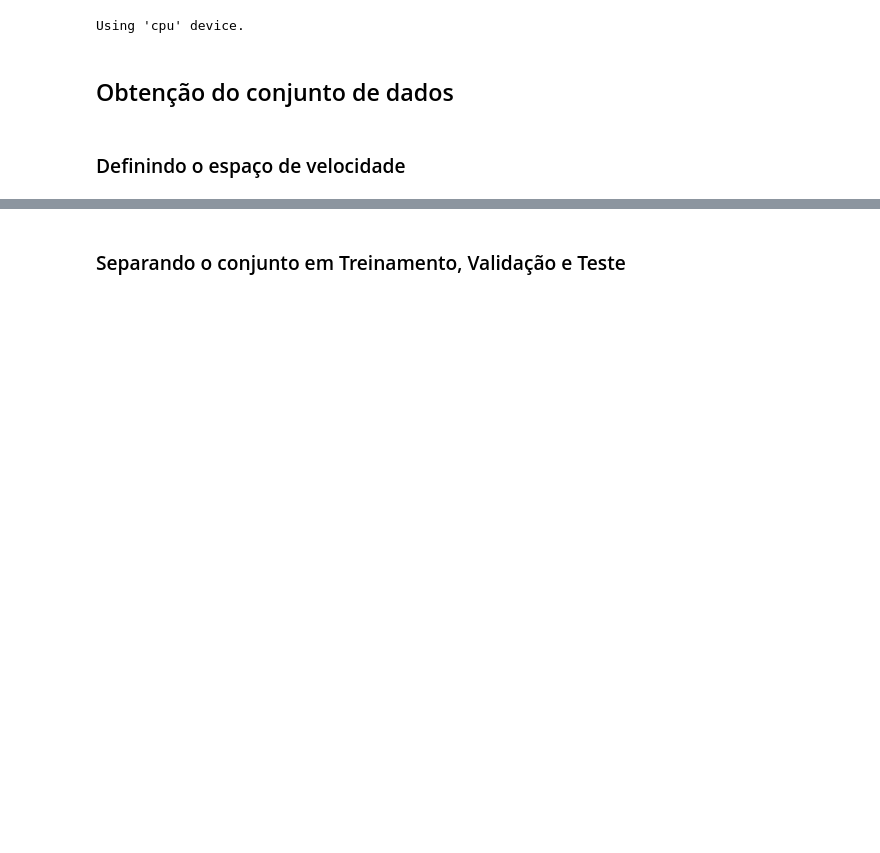
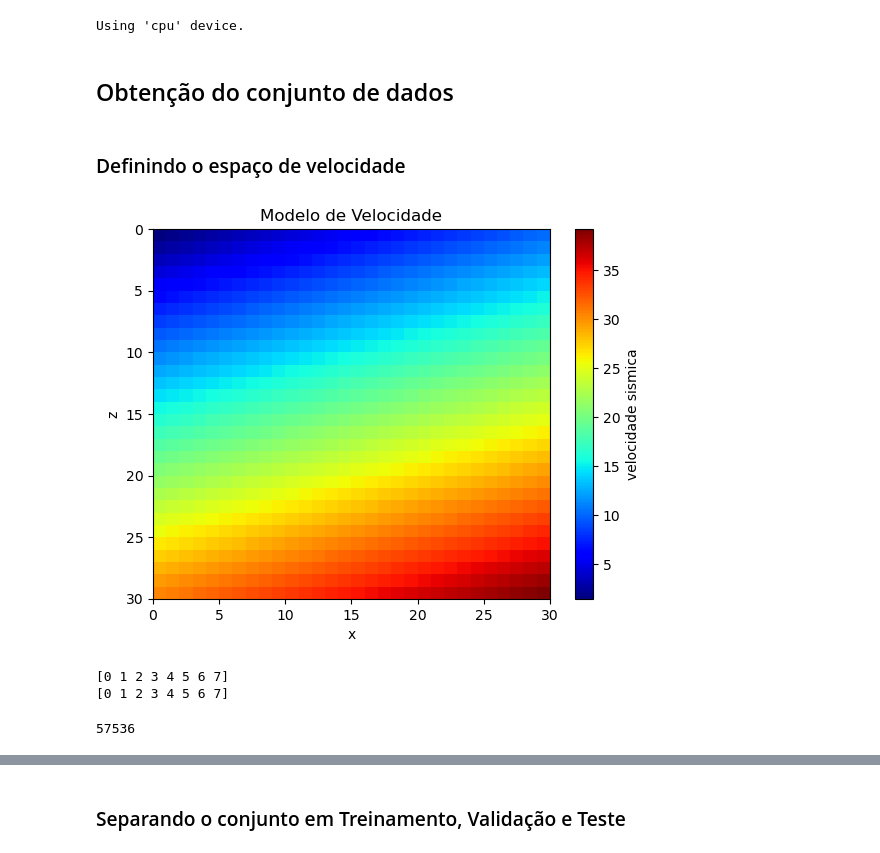
Before and after one commit to viniciuspaiva1/TCC-Eikonal, a Jupyter notebook: first_steps.ipynb, the cells around one changed output, grey strips where cells are left out. Cells and saved outputs as stored; diff of their text form; code cells hidden in the pictures; blank space fills up the shorter version.

```diff
--- a/first_steps.ipynb
+++ b/first_steps.ipynb
@@ -78,9 +75,27 @@ v_depth = v_depth.reshape(SHAPE) # necessário adicionar a terceira dimensão pa
 # v_depth = np.tile(v_line_z[:, np.newaxis], (1, len(xover))) + v_line_x
 
 # v_depth = v_depth.reshape(SHAPE) # necessário adicionar a terceira dimensão para o modelo do Solver
+# %%
+# Pegando a fatia y=0
+v_slice = v_depth[:, :, 0]
+
+plt.imshow(v_slice, extent=[0, X_POINTS, 0, Z_POINTS], origin='lower', aspect='auto', cmap="jet")
+plt.gca().invert_yaxis()
+plt.colorbar(label='velocidade sismica')
+plt.xlabel('x')
+plt.ylabel('z')
+plt.title('Modelo de Velocidade')
+plt.show()
+# %% [output]
+[figure, added]
 # %%
 df = dtg.generateMultipleData(
     nPoints = SHAPE,
     nodeDistances = (X_DISTANCE, Y_DISTANCE, Z_DISTANCE),
     velocityModel = v_depth,
-    sourceOriginInterval= [[0,0],[1,1]])
+    sourceOriginInterval= [[0,0],[7,7]])
+len(df)
+# %% [output]
+[0 1 2 3 4 5 6 7]
+[0 1 2 3 4 5 6 7]
+57536
```
Also changed, not shown: parts of 12 cells of this notebook, 8 other files.
